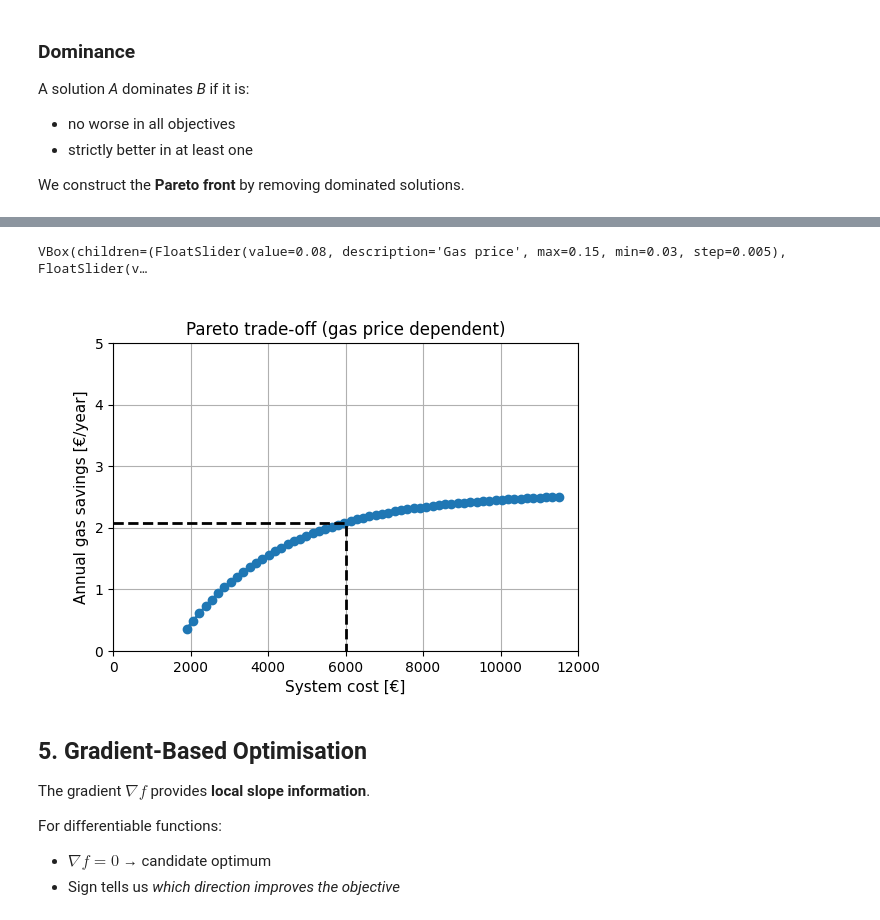
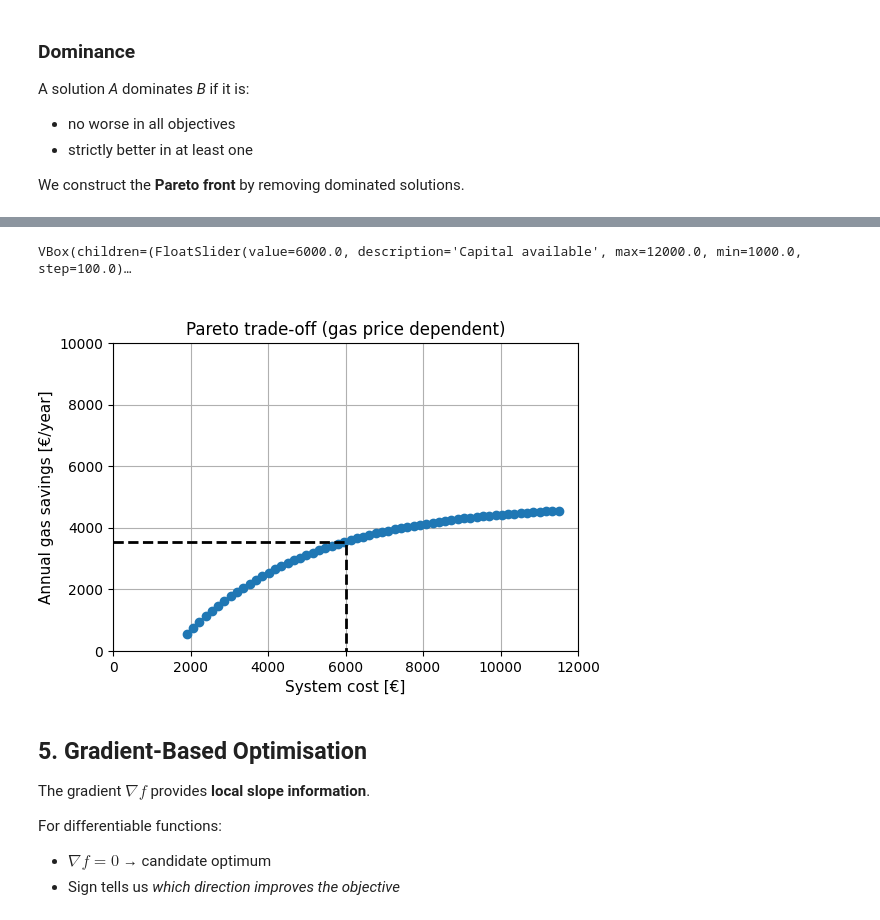
Before and after one commit to casselineau/DOST, a Jupyter notebook: optimisation_thermal_sciences_extended.ipynb, the cells around one changed output, grey strips where cells are left out. Saved outputs shown, nothing was run; the diff lists cells and outputs as text; code cells hidden in the pictures.

```diff
--- a/optimisation_thermal_sciences_extended.ipynb
+++ b/optimisation_thermal_sciences_extended.ipynb
@@ -331,7 +406,7 @@ fig, ax = plt.subplots(figsize=(6, 4))
 total_line,        = ax.plot([], [], label="Total cost", linewidth=2)
 energy_line,       = ax.plot([], [], "--", label="Energy cost", color="green")
 insulation_line,   = ax.plot([], [], "--", label="Insulation cost", color="blue")
-opt_point,         = ax.plot([], [], marker="*", color="red", markersize=10, zorder=10)
+opt_point,         = ax.plot([], [], marker="*", label="Optimum", color="red", markersize=10, linewidth=0, zorder=10)
 
 ax.set_xlabel("Insulation thickness [m]")
 ax.set_ylabel("Annual cost [€]")
@@ -345,17 +420,20 @@ ax.set_xlim([0, np.amax(t)])
 # -----------------------
 k_slider = widgets.FloatSlider(
     min=0.03, max=0.10, step=0.005, value=0.045,
-    description="Conductivity k"
+    description="Conductivity k",
+    style={'description_width': '100px'}
 )
 
 ce_slider = widgets.FloatSlider(
     min=0.03, max=0.12, step=0.005, value=0.10,
-    description="Energy price"
+    description="Energy price",
+    style={'description_width': '100px'}
 )
 
 ci_slider = widgets.FloatSlider(
     min=50, max=500, step=10, value=150,
-    description="Insulation cost"
+    description="Insulation cost",
+    style={'description_width': '100px'}
 )
 
 display(widgets.VBox([k_slider, ce_slider, ci_slider]))
@@ -846,7 +1007,8 @@ tradeoff_line, = ax.plot([], [], '-o')
 budget_line, = ax.plot([], [], '--', color='k')
 
 ax.set_xlim(0, 12000)
-ax.set_ylim(0, 5)
+ax.set_ylim(0, 10000)
+
 ax.set_xlabel('System cost [€]')
 ax.set_ylabel('Annual gas savings [€/year]')
 ax.set_title('Pareto trade-off (gas price dependent)')
@@ -865,7 +1027,7 @@ capital_slider = widgets.FloatSlider(
     value=6000, description='Capital available'
 )
 
-display(widgets.VBox([price_slider, capital_slider]))
+display(widgets.VBox([capital_slider, price_slider]))
 
 # -----------------------
 # Update function
@@ -874,37 +1036,41 @@ def update(*_):
     price = price_slider.value
     capital_available = capital_slider.value
 
-    savings = price * (32 * (1 - np.exp(-0.15 * A)))  # €/year
+    Q_max = 60000   # kWh/year, realistic solar thermal contribution
+    k = 0.12        # saturation coefficient
+
+    savings = price * Q_max * (1 - np.exp(-k * A))  # €/year
+
     cost = 400 * A + 1500
 
     # Update Pareto curve
     tradeoff_line.set_data(cost, savings)
 
     # Budget constraint
     affordable = cost < capital_available
     if np.any(affordable):
         savings_available = savings[affordable][-1]
     else:
         savings_available = 0
 
     budget_line.set_data(
         [0, capital_available, capital_available],
         [savings_available, savings_available, 0]
     )
 
     fig.canvas.draw_idle()
 
 # -----------------------
 # Connect widgets
 # -----------------------
 price_slider.observe(update, names="value")
 capital_slider.observe(update, names="value")
 
 # Initialize
 update()
 # %% [output]
-VBox(children=(FloatSlider(value=0.08, description='Gas price', max=0.15, min=0.03, step=0.005), FloatSlider(v…
+VBox(children=(FloatSlider(value=6000.0, description='Capital available', max=12000.0, min=1000.0, step=100.0)…
-[figure, old version]
+[figure, new version]
 # %% [markdown]
 
 ## 5. Gradient-Based Optimisation
```
Also changed, not shown: parts of 18 cells of this notebook.
